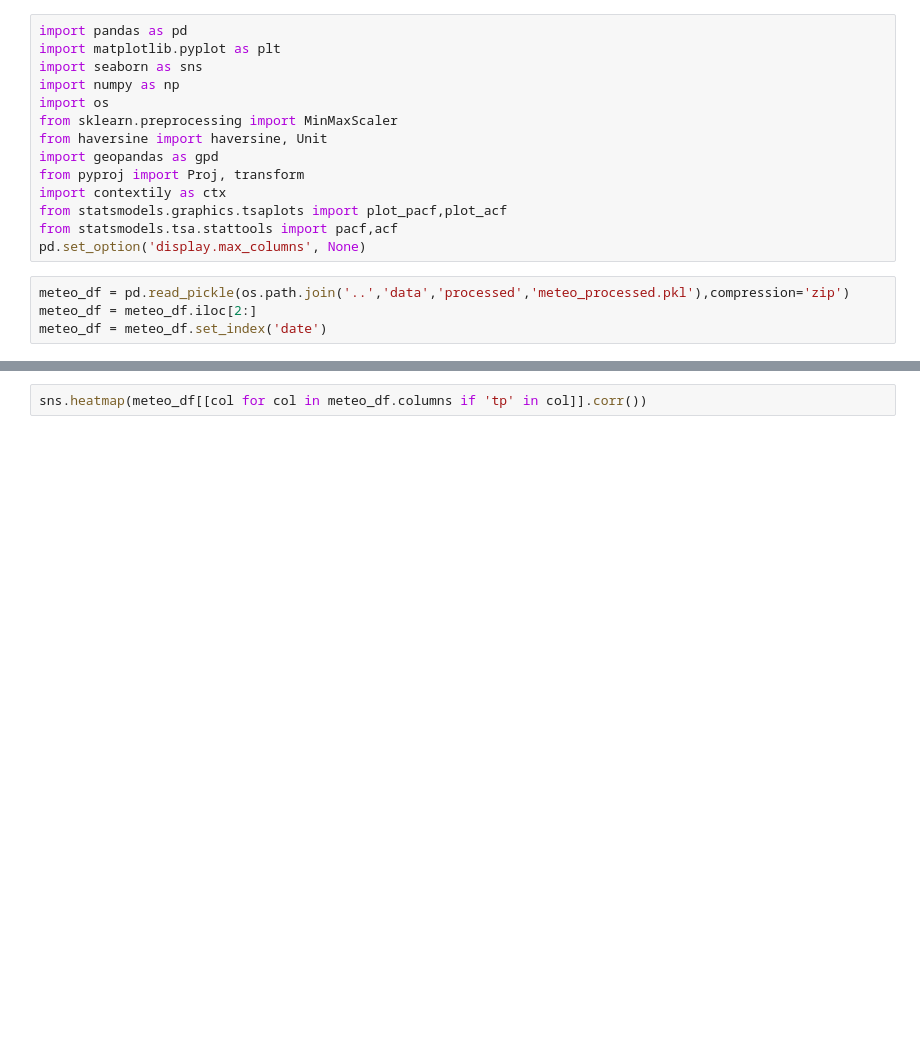
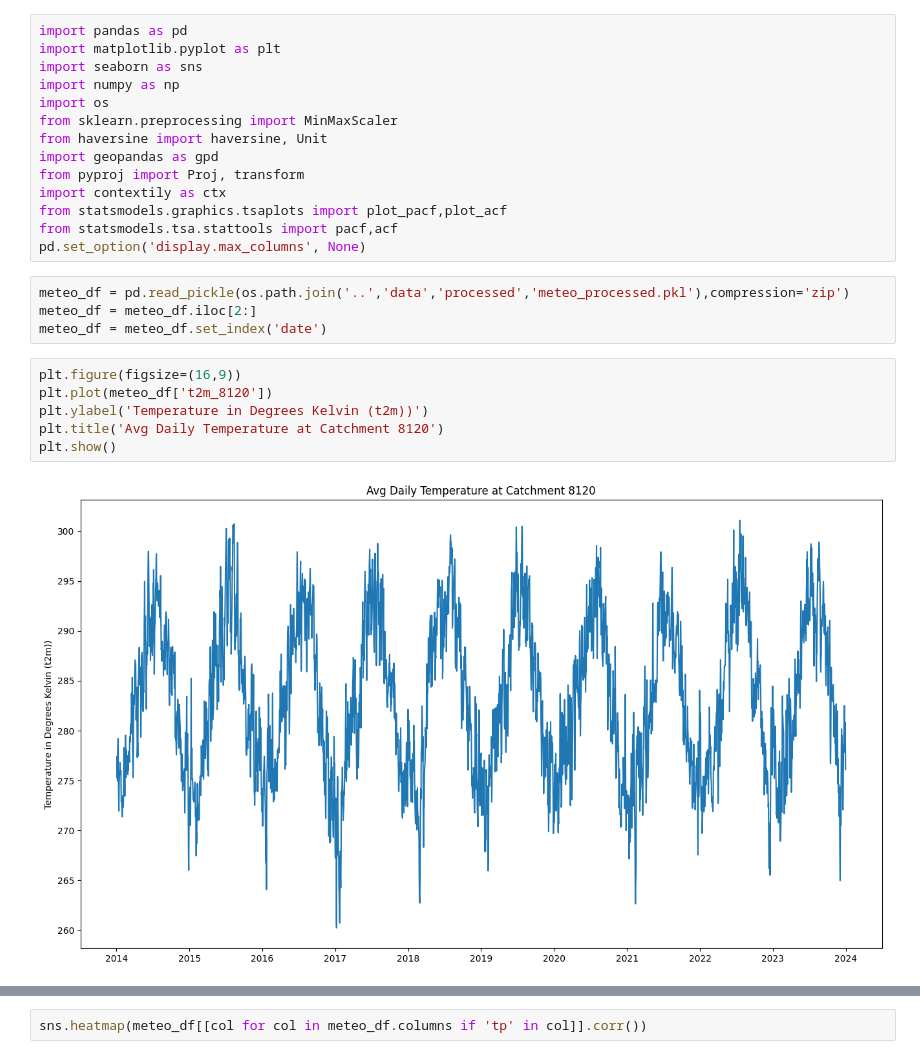
Before and after one commit to henrifnk/Seminar_ClimateNStatistics, a Jupyter notebook: work/07-hydroLSTM/notebooks/meteo_analysis.ipynb, the cells around one changed output, grey strips where cells are left out. Drawn from its saved outputs; the diff is of its cells as text; blank space fills up the shorter version.

```diff
--- a/work/07-hydroLSTM/notebooks/meteo_analysis.ipynb
+++ b/work/07-hydroLSTM/notebooks/meteo_analysis.ipynb
@@ -16,3 +16,11 @@ pd.set_option('display.max_columns', None)
 meteo_df = pd.read_pickle(os.path.join('..','data','processed','meteo_processed.pkl'),compression='zip')
 meteo_df = meteo_df.iloc[2:]
 meteo_df = meteo_df.set_index('date')
+# %%
+plt.figure(figsize=(16,9))
+plt.plot(meteo_df['t2m_8120'])
+plt.ylabel('Temperature in Degrees Kelvin (t2m))')
+plt.title('Avg Daily Temperature at Catchment 8120')
+plt.show()
+# %% [output]
+[figure, added]
```
Also changed, not shown: parts of 11 cells of this notebook, 1 other file.
